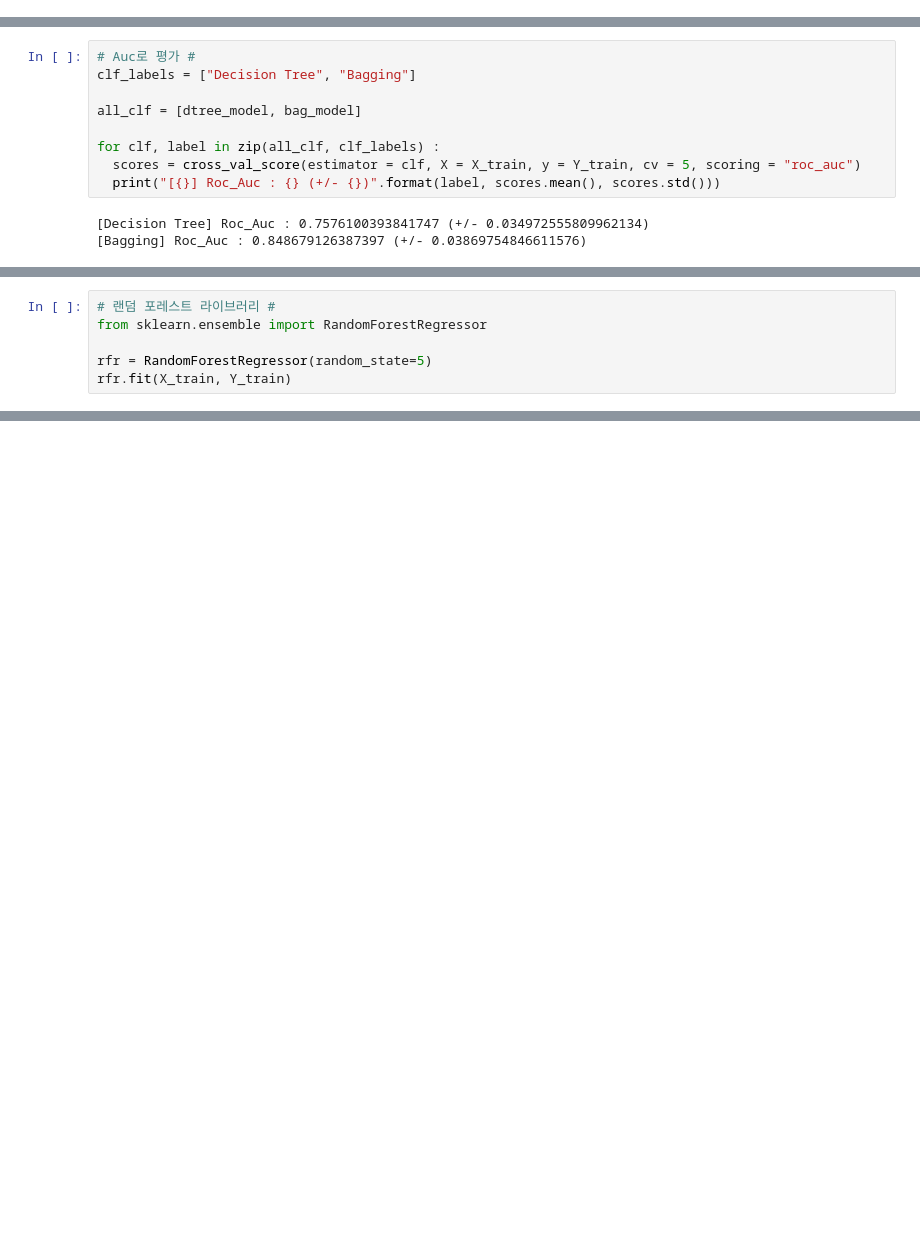
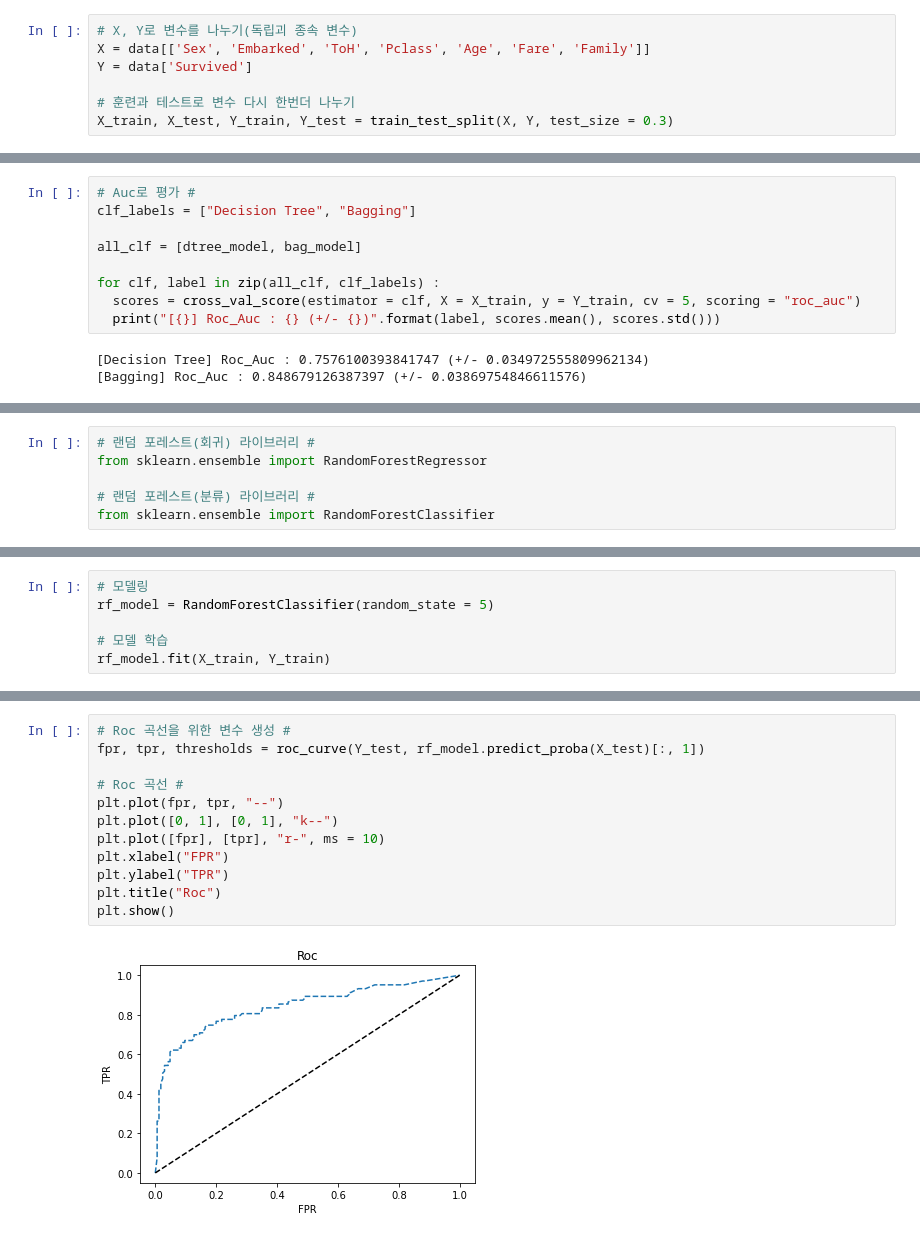
Before and after one commit to ksclown/How-to-use-GUI-in-Colab, a Jupyter notebook: [ML] Ensemble.ipynb, the cells around one changed output, grey strips where cells are left out. Drawn from its saved outputs; the diff is of its cells as text; blank space fills up the shorter version.

```diff
--- a/[ML] Ensemble.ipynb
+++ b/[ML] Ensemble.ipynb
@@ -453,3 +455,10 @@ data
+# %%
+# X, Y로 변수를 나누기(독립괴 종속 변수)
+X = data[['Sex', 'Embarked', 'ToH', 'Pclass', 'Age', 'Fare', 'Family']]
+Y = data['Survived']
+
+# 훈련과 테스트로 변수 다시 한번더 나누기
+X_train, X_test, Y_train, Y_test = train_test_split(X, Y, test_size = 0.3)
 # %% [markdown]
 #### 모델링
 # %%
@@ -567,6 +581,6 @@ for clf, label in zip(all_clf, clf_labels) :
 # %%
-# 랜덤 포레스트 라이브러리 #
+# 랜덤 포레스트(회귀) 라이브러리 #
 from sklearn.ensemble import RandomForestRegressor
 
-rfr = RandomForestRegressor(random_state=5)
-rfr.fit(X_train, Y_train)
+# 랜덤 포레스트(분류) 라이브러리 #
+from sklearn.ensemble import RandomForestClassifier
@@ -593,0 +589,6 @@ Test  Set Score1 : 0.40508043615422573
+# %%
+# 모델링
+rf_model = RandomForestClassifier(random_state = 5)
+
+# 모델 학습
+rf_model.fit(X_train, Y_train)
@@ -593,0 +644,14 @@ Test  Set Score1 : 0.40508043615422573
+# %%
+# Roc 곡선을 위한 변수 생성 #
+fpr, tpr, thresholds = roc_curve(Y_test, rf_model.predict_proba(X_test)[:, 1])
+
+# Roc 곡선 #
+plt.plot(fpr, tpr, "--")
+plt.plot([0, 1], [0, 1], "k--")
+plt.plot([fpr], [tpr], "r-", ms = 10)
+plt.xlabel("FPR")
+plt.ylabel("TPR")
+plt.title("Roc")
+plt.show()
+# %% [output]
+[figure, added]
```
Also changed, not shown: parts of 34 cells of this notebook.
